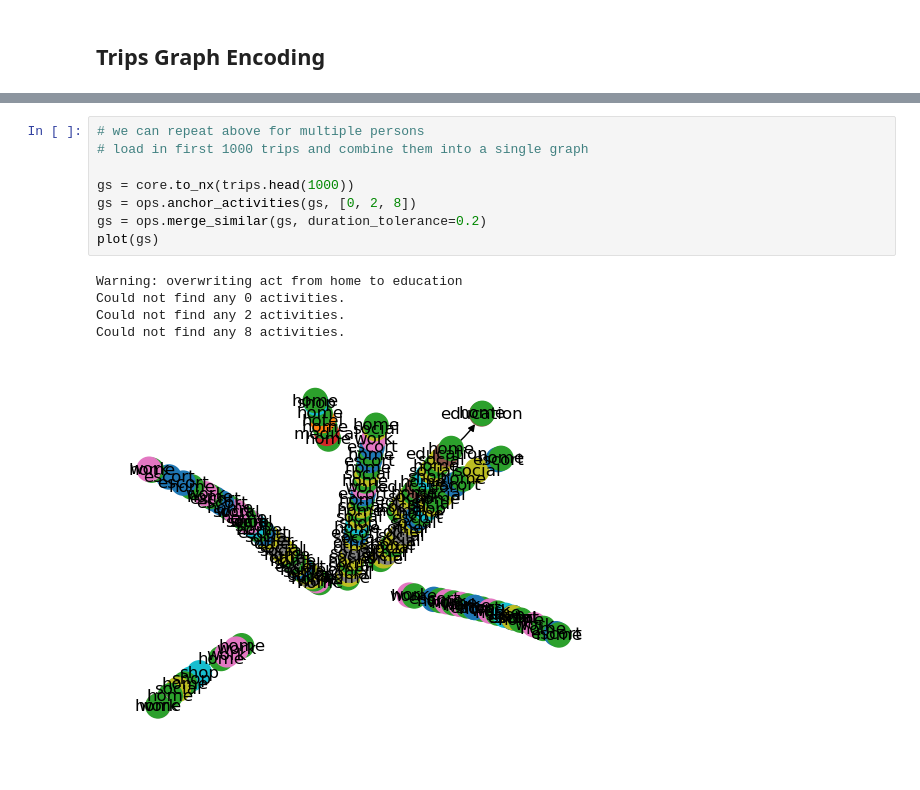
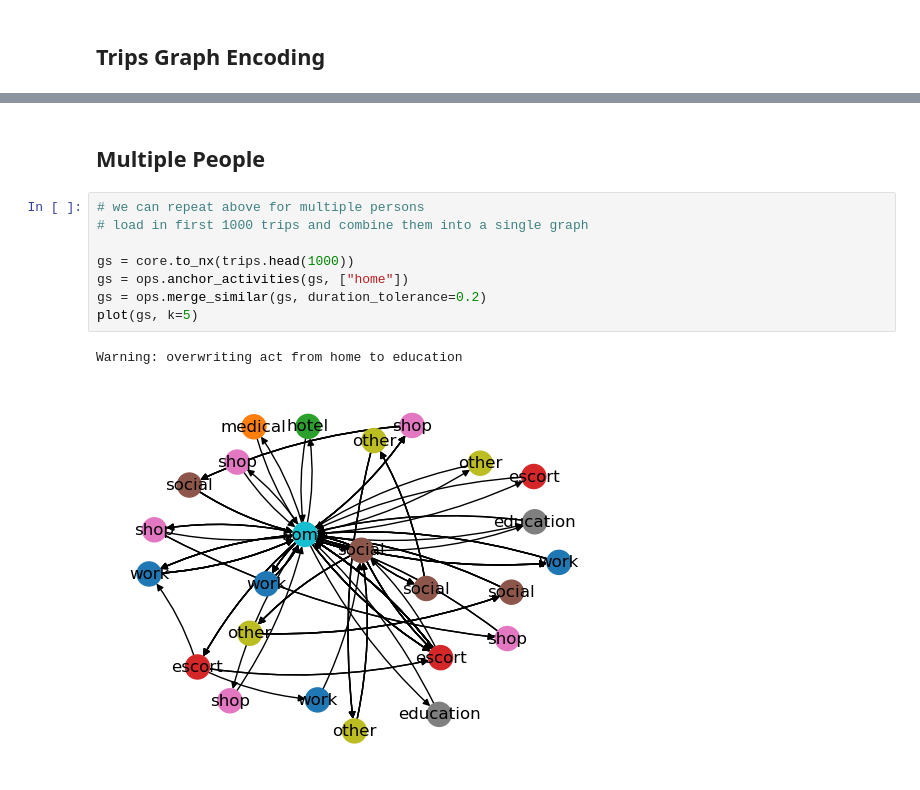
Before and after one commit to fredshone/ntsx, a Jupyter notebook: demo.ipynb, the cells around one changed output, grey strips where cells are left out. Drawn from its saved outputs; the diff is of its cells as text.

```diff
--- a/demo.ipynb
+++ b/demo.ipynb
@@ -196,14 +201,13 @@ for day, g in ops.iter_days_masked(merged_g):
+# %% [markdown]
+## Multiple People
 # %%
 # we can repeat above for multiple persons
 # load in first 1000 trips and combine them into a single graph
 
 gs = core.to_nx(trips.head(1000))
-gs = ops.anchor_activities(gs, [0, 2, 8])
+gs = ops.anchor_activities(gs, ["home"])
 gs = ops.merge_similar(gs, duration_tolerance=0.2)
-plot(gs)
+plot(gs, k=5)
 # %% [output]
 Warning: overwriting act from home to education
-Could not find any 0 activities.
-Could not find any 2 activities.
-Could not find any 8 activities.
-[figure, old version]
+[figure, new version]
```
Also changed, not shown: parts of 14 cells of this notebook, 8 other files.
